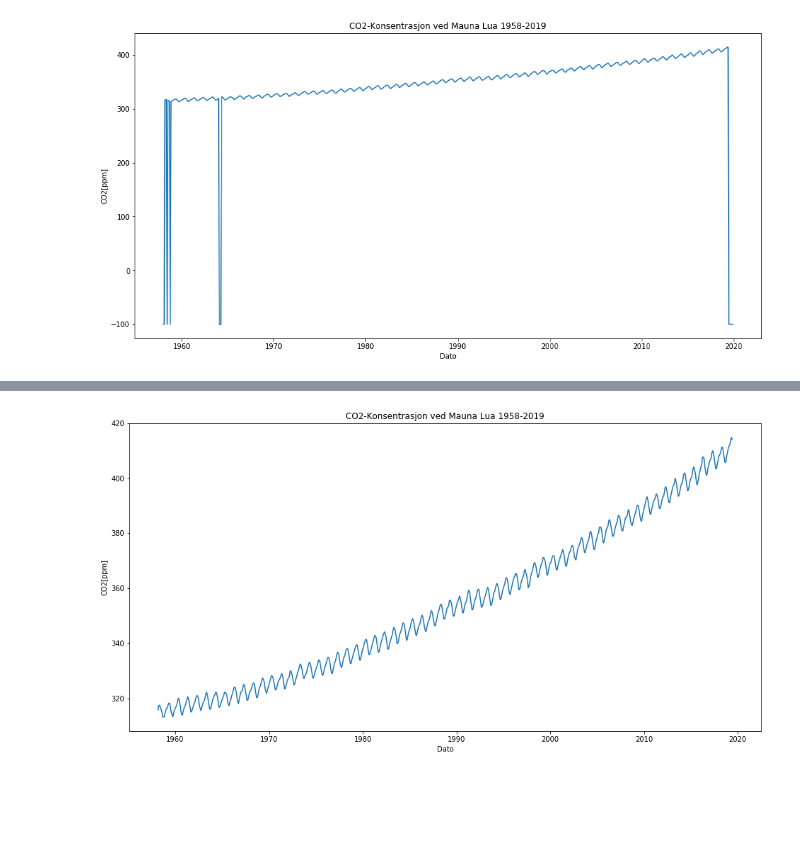
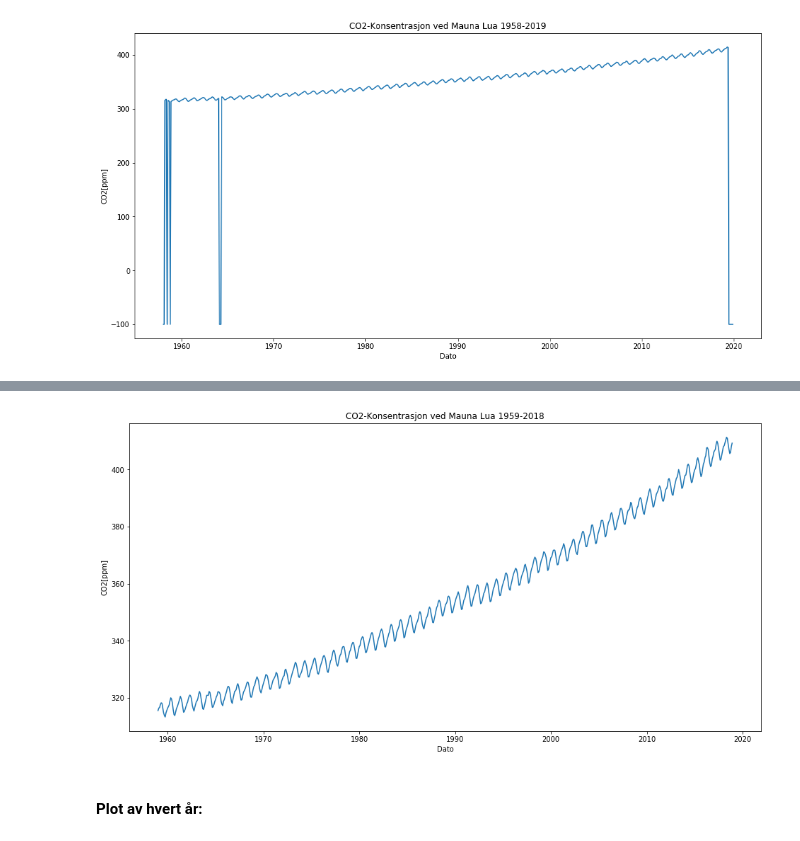
Before and after one commit to yohannjs/tidsrekker, a Jupyter notebook: Eirik_utforskning.ipynb, the cells around one changed output, grey strips where cells are left out. Cells and saved outputs as stored; diff of their text form; code cells hidden in the pictures; blank space fills up the shorter version.

```diff
--- a/Eirik_utforskning.ipynb
+++ b/Eirik_utforskning.ipynb
@@ -71,5 +74,7 @@ def plot_df(df, x, y, title="", xlabel='Dato', ylabel='CO2[ppm]'):
 plot_df(df, x=df.index, y=df.CO2, title='CO2-Konsentrasjon ved Mauna Lua 1958-2019')
 # %% [output]
 [figure]
+# %%
+df = df.iloc[12:-12]
 # %%
-df = df[df.CO2 != -99.99]
+df.loc[(df.CO2 == -99.99),'CO2']=320.92
@@ -76,4 +93,6 @@ df = df[df.CO2 != -99.99]
 # %%
-plot_df(df, x=df.index, y=df.CO2, title='CO2-Konsentrasjon ved Mauna Lua 1958-2019')
+plot_df(df, x=df.index, y=df.CO2, title='CO2-Konsentrasjon ved Mauna Lua 1959-2018')
 # %% [output]
-[figure, old version]
+[figure, new version]
+# %% [markdown]
+#### Plot av hvert år:
```
Also changed, not shown: parts of 36 cells of this notebook.
